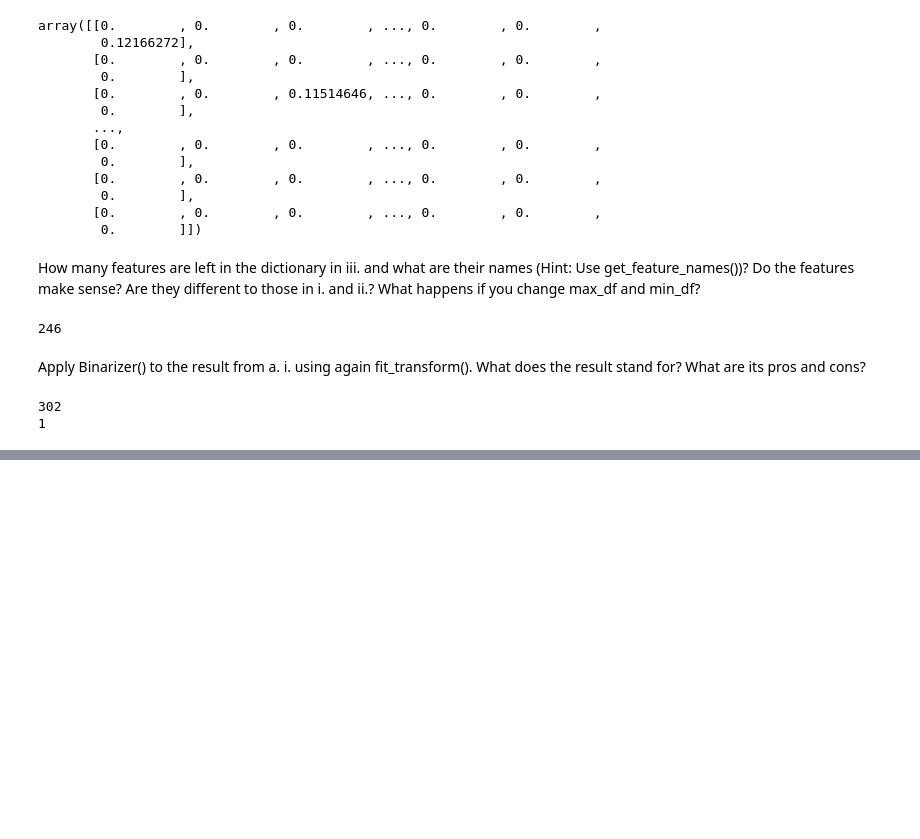
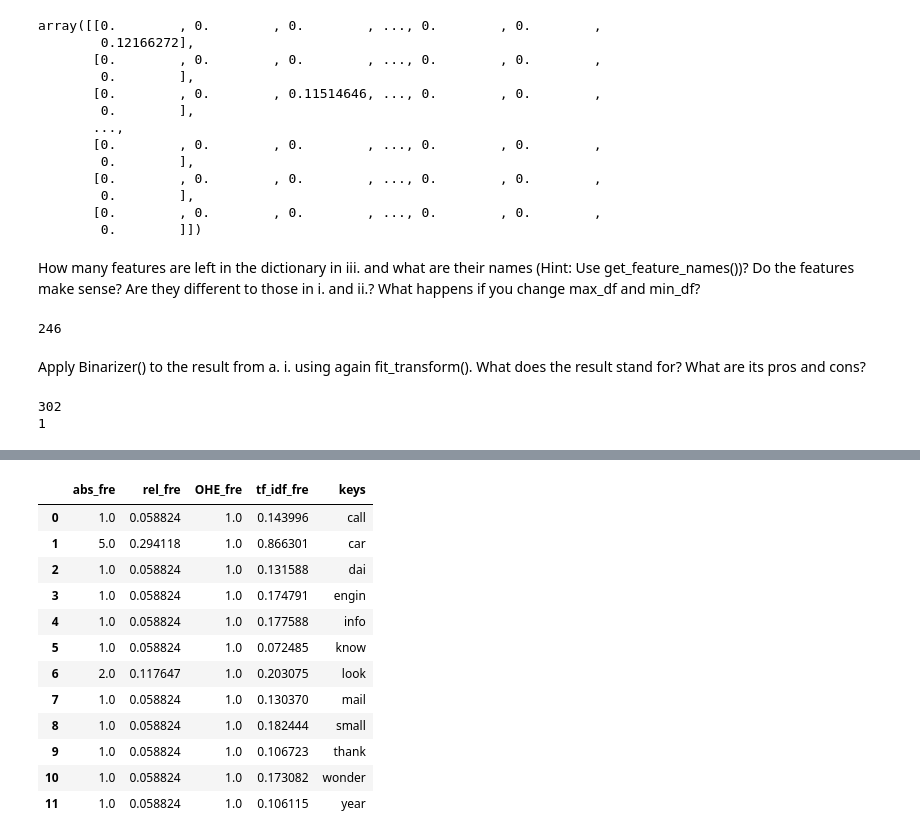
Before and after one commit to hoangminhanh/TWSM_Lab, a Jupyter notebook: Homework/3_Exercise_Representation_1/PH_3_Representation_1.ipynb, the cells around one changed output, grey strips where cells are left out. Cells and saved outputs as stored; diff of their text form; code cells hidden in the pictures; blank space fills up the shorter version.

```diff
--- a/Homework/3_Exercise_Representation_1/PH_3_Representation_1.ipynb
+++ b/Homework/3_Exercise_Representation_1/PH_3_Representation_1.ipynb
@@ -108,0 +193,4 @@ print(abs_bin.toarray().max()) # OHE version (only relevant if word occurs, but
+# %%
+# Convert document into the bag-of-words (BoW) format = list of (token_id, token_count) tuples. (abs. freq)
+corpus1=[id2word.doc2bow(doc) for doc in corpus_gen]
+corpus1[0]
@@ -108,0 +210,4 @@ print(abs_bin.toarray().max()) # OHE version (only relevant if word occurs, but
+# %%
+# Convert document into the bag-of-words (BoW) format = list of (token_id, token_count) tuples. (rel. freq)
+corpus2=[[(token[0],(token[1]/sum(n for _, n in doc))) for token in doc] for doc in corpus1]
+corpus2[0]
@@ -108,0 +227,4 @@ print(abs_bin.toarray().max()) # OHE version (only relevant if word occurs, but
+# %%
+# OHE
+corpus3=[[(token[0],1) for token in doc] for doc in corpus1]
+corpus3[0]
@@ -108,0 +244,4 @@ print(abs_bin.toarray().max()) # OHE version (only relevant if word occurs, but
+# %%
+# tf-idf
+tfidf=TfidfModel(dictionary=id2word, normalize=True)
+tfidf[corpus1[0]]
@@ -108,0 +283,18 @@ print(abs_bin.toarray().max()) # OHE version (only relevant if word occurs, but
+# %%
+firstdoc_gen_df = pd.DataFrame(np.hstack((corpus1[0], corpus2[0], corpus3[0], tfidf[corpus1[0]]))[:,1::2], columns=["abs_fre", "rel_fre", "OHE_fre", "tf_idf_fre"])
+firstdoc_gen_df["keys"] = list(id2word.token2id.keys())[:len(corpus1[0])]
+firstdoc_gen_df
+# %% [output]
+|  | abs_fre | rel_fre | OHE_fre | tf_idf_fre | keys |
+| 0 | 1.0 | 0.058824 | 1.0 | 0.143996 | call |
+| 1 | 5.0 | 0.294118 | 1.0 | 0.866301 | car |
+| 2 | 1.0 | 0.058824 | 1.0 | 0.131588 | dai |
+| 3 | 1.0 | 0.058824 | 1.0 | 0.174791 | engin |
+| 4 | 1.0 | 0.058824 | 1.0 | 0.177588 | info |
+| 5 | 1.0 | 0.058824 | 1.0 | 0.072485 | know |
+| 6 | 2.0 | 0.117647 | 1.0 | 0.203075 | look |
+| 7 | 1.0 | 0.058824 | 1.0 | 0.130370 | mail |
+| 8 | 1.0 | 0.058824 | 1.0 | 0.182444 | small |
+| 9 | 1.0 | 0.058824 | 1.0 | 0.106723 | thank |
+| 10 | 1.0 | 0.058824 | 1.0 | 0.173082 | wonder |
+| 11 | 1.0 | 0.058824 | 1.0 | 0.106115 | year |
```
Also changed, not shown: parts of 30 cells of this notebook.
